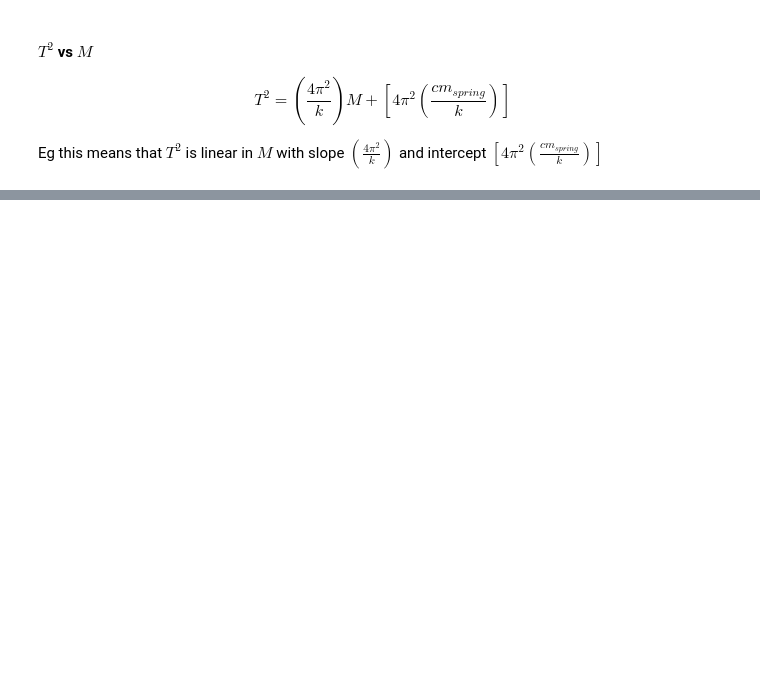
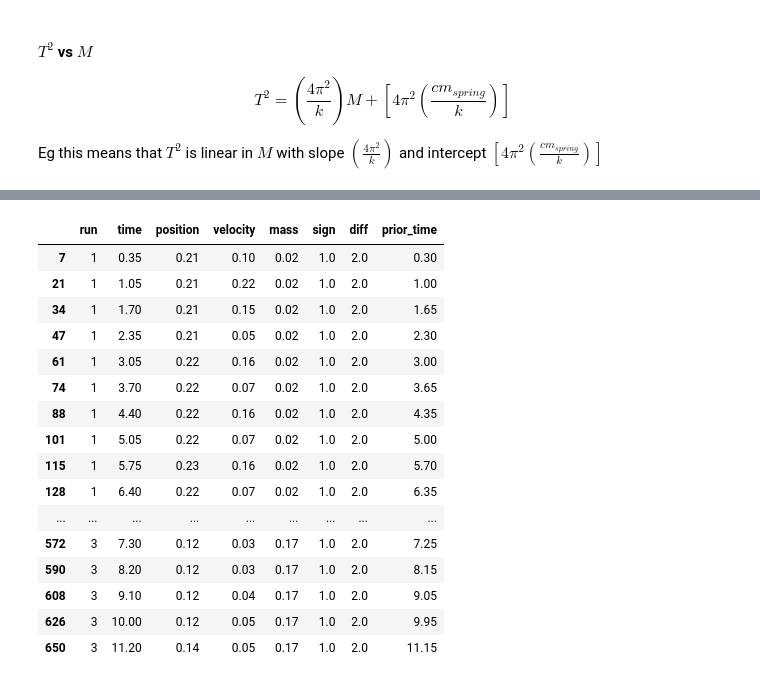
Before and after one commit to aaweaver-actuary/physics, a Jupyter notebook: S02 - Spring 2023/Labs/lab4.ipynb, the cells around one changed output, grey strips where cells are left out. Drawn from its saved outputs; the diff is of its cells as text; code cells hidden in the pictures; blank space fills up the shorter version.

```diff
--- a/S02 - Spring 2023/Labs/lab4.ipynb
+++ b/S02 - Spring 2023/Labs/lab4.ipynb
@@ -88,0 +97,43 @@ df['velocity2_ma'] = df['velocity2'].rolling(10).mean()
+# %%
+# determine the period of each run
+# the period is the average time between peaks
+# the peaks are the LOCAL maxima of the position vs time plot
+# the peaks are the points where the velocity is 0
+
+# locate the points where the velocity is changes sign
+# the points where the velocity is 0 will be between these points
+
+# make a new column that is the sign of the velocity
+df['sign'] = np.sign(df['velocity'])
+
+# make a new column that is the difference between the sign of the velocity and the sign of the velocity shifted by 1
+df['diff'] = df['sign'] - df['sign'].shift(1)
+
+# make a new table that only has the rows where diff is 2
+# taking only the posittive sign change, and not the negative sign change,
+# will ensure that the points are only the peaks and not the troughs
+
+# make a new column that is the time shifted by 1 (this will be used to calculate the period)
+df['prior_time'] = df['time'].shift(1)
+
+period_df = df[df['diff'] == 2]
+
+period_df
+# %% [output]
+|  | run | time | position | velocity | mass | sign | diff | prior_time |
+| 7 | 1 | 0.35 | 0.21 | 0.10 | 0.02 | 1.0 | 2.0 | 0.30 |
+| 21 | 1 | 1.05 | 0.21 | 0.22 | 0.02 | 1.0 | 2.0 | 1.00 |
+| 34 | 1 | 1.70 | 0.21 | 0.15 | 0.02 | 1.0 | 2.0 | 1.65 |
+| 47 | 1 | 2.35 | 0.21 | 0.05 | 0.02 | 1.0 | 2.0 | 2.30 |
+| 61 | 1 | 3.05 | 0.22 | 0.16 | 0.02 | 1.0 | 2.0 | 3.00 |
+| 74 | 1 | 3.70 | 0.22 | 0.07 | 0.02 | 1.0 | 2.0 | 3.65 |
+| 88 | 1 | 4.40 | 0.22 | 0.16 | 0.02 | 1.0 | 2.0 | 4.35 |
+| 101 | 1 | 5.05 | 0.22 | 0.07 | 0.02 | 1.0 | 2.0 | 5.00 |
+| 115 | 1 | 5.75 | 0.23 | 0.16 | 0.02 | 1.0 | 2.0 | 5.70 |
+| 128 | 1 | 6.40 | 0.22 | 0.07 | 0.02 | 1.0 | 2.0 | 6.35 |
+| ... | ... | ... | ... | ... | ... | ... | ... | ... |
+| 572 | 3 | 7.30 | 0.12 | 0.03 | 0.17 | 1.0 | 2.0 | 7.25 |
+| 590 | 3 | 8.20 | 0.12 | 0.03 | 0.17 | 1.0 | 2.0 | 8.15 |
+| 608 | 3 | 9.10 | 0.12 | 0.04 | 0.17 | 1.0 | 2.0 | 9.05 |
+| 626 | 3 | 10.00 | 0.12 | 0.05 | 0.17 | 1.0 | 2.0 | 9.95 |
+| 650 | 3 | 11.20 | 0.14 | 0.05 | 0.17 | 1.0 | 2.0 | 11.15 |
```
Also changed, not shown: parts of 11 cells of this notebook.
